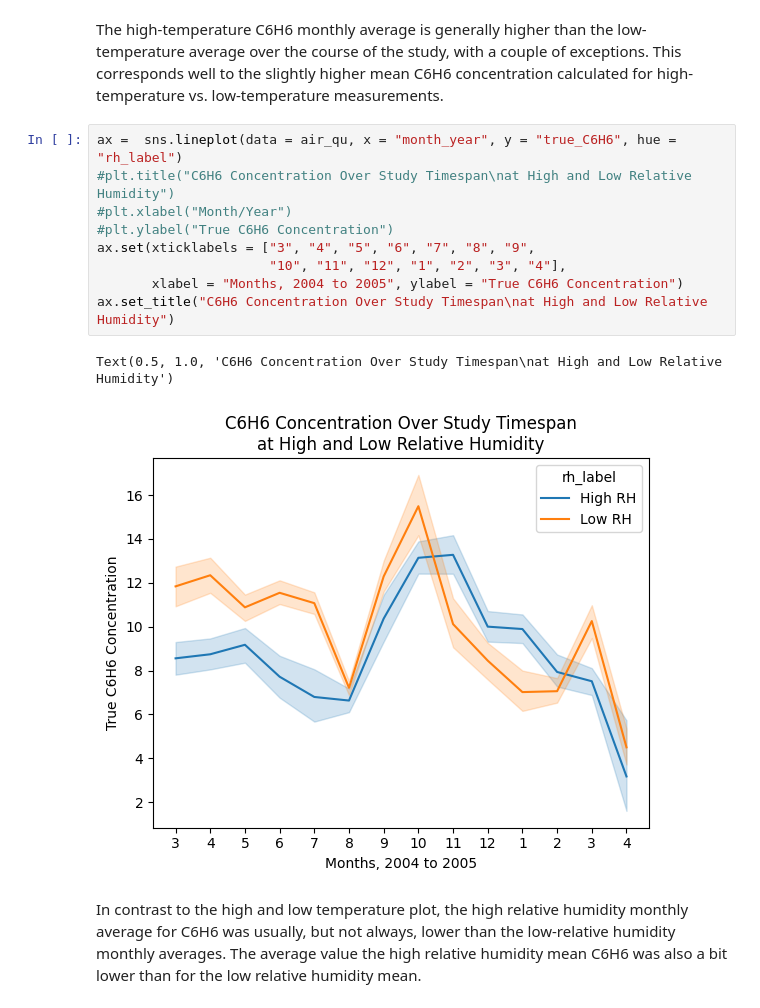
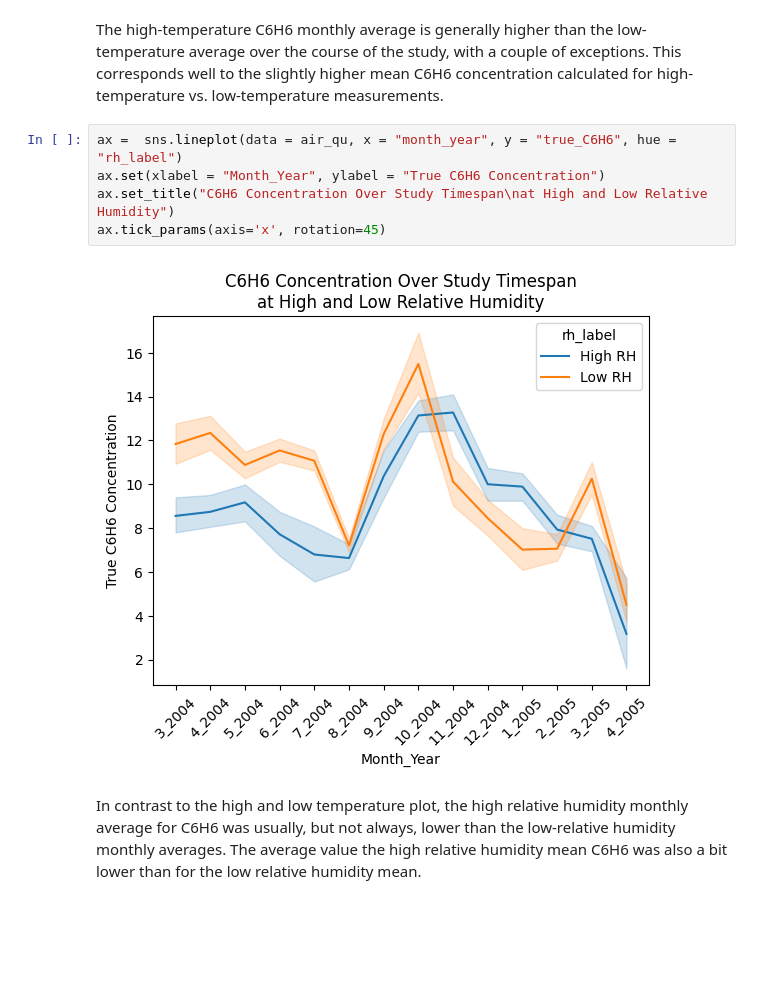
Before and after one commit to Alex-Devoid/ST-554-Project1, a Jupyter notebook: Task2/Task2.ipynb, the cells around one changed output. Drawn from its saved outputs; the diff is of its cells as text; blank space fills up the shorter version.

```diff
--- a/Task2/Task2.ipynb
+++ b/Task2/Task2.ipynb
@@ -907,16 +905,11 @@ Text(0.5, 1.0, 'C6H6 Concentration Over Study Timespan\nat High and Low Temperat
 The high-temperature C6H6 monthly average is generally higher than the low-temperature average over the course of the study, with a couple of exceptions. This corresponds well to the slightly higher mean C6H6 concentration calculated for high-temperature vs. low-temperature measurements.
 # %%
 ax =  sns.lineplot(data = air_qu, x = "month_year", y = "true_C6H6", hue = "rh_label")
-#plt.title("C6H6 Concentration Over Study Timespan\nat High and Low Relative Humidity")
-#plt.xlabel("Month/Year")
-#plt.ylabel("True C6H6 Concentration")
-ax.set(xticklabels = ["3", "4", "5", "6", "7", "8", "9",
-                      "10", "11", "12", "1", "2", "3", "4"],
-       xlabel = "Months, 2004 to 2005", ylabel = "True C6H6 Concentration")
+ax.set(xlabel = "Month_Year", ylabel = "True C6H6 Concentration")
 ax.set_title("C6H6 Concentration Over Study Timespan\nat High and Low Relative Humidity")
+ax.tick_params(axis='x', rotation=45)
 # %% [output]
-Text(0.5, 1.0, 'C6H6 Concentration Over Study Timespan\nat High and Low Relative Humidity')
-[figure, old version]
+[figure, new version]
 # %% [markdown]
 In contrast to the high and low temperature plot, the high relative humidity monthly average for C6H6 was usually, but not always, lower than the low-relative humidity monthly averages. The average value the high relative humidity mean C6H6 was also a bit lower than for the low relative humidity mean.
 # %%
```
Also changed, not shown: parts of 2 cells of this notebook.
